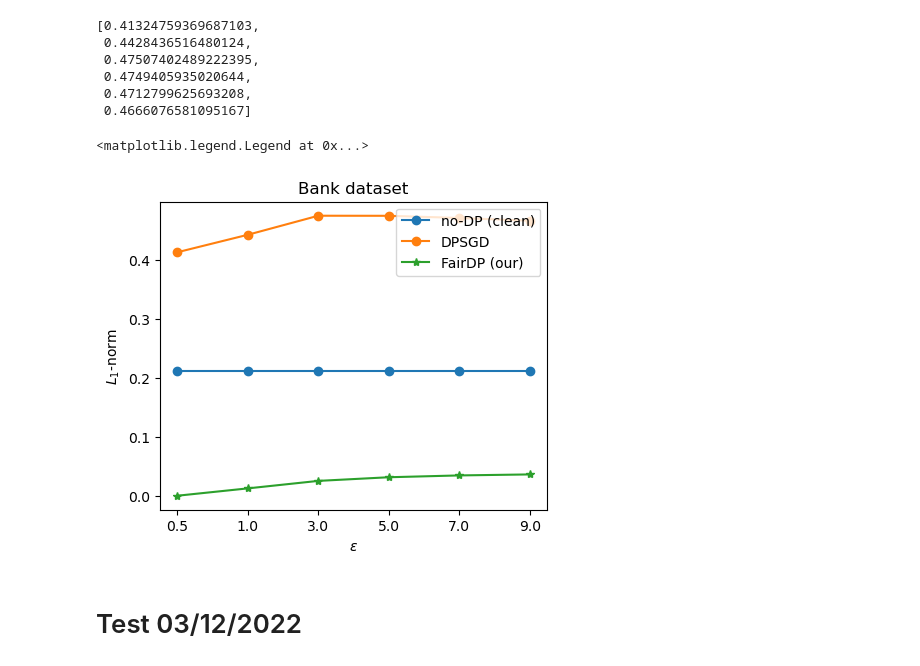
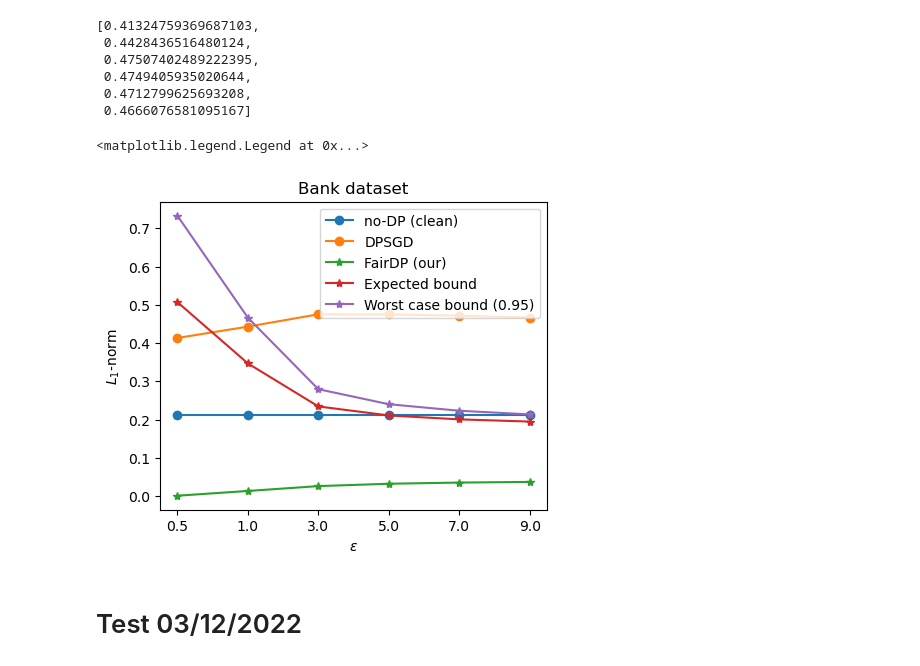
Before and after one commit to khangtran2020/FairDP, a Jupyter notebook: Error_Analysis.ipynb, the cells around one changed output. Drawn from its saved outputs; the diff is of its cells as text; code cells hidden in the pictures.

```diff
--- a/Error_Analysis.ipynb
+++ b/Error_Analysis.ipynb
@@ -1186,6 +1201,22 @@ plt.legend()
 #                 test_acc += res['disp_imp'][-1]
 #                 num_file += 1
 #     disp_fairdp.append(test_acc/num_file)
+
+disp_func = []
+for eps in epsilon:
+    num_file = 0
+    test_acc = 0
+    for i, file in enumerate(file_name):
+        if ('bank_' in file) and ('eps_{}'.format(eps) in file) and ('submode_func' in file):
+            # print(file)
+            with open('{}{}'.format(file_path,file), 'rb') as f:
+                res = pickle.load(f)
+                print(res.keys())
+                test_acc += res['best_disp_imp']
+                num_file += 1
+    disp_func.append(test_acc/num_file)
+
+
 
 disp_dpsgd = []
 for ns in noise_scale:
@@ -1422,7 +1472,6 @@ disp_imp_fairdp = []
 for ns in noise_scale:
     date = ns_date[ns]
     disp = 0
-    disp_dpsgd = 0
     num_file = 0
     for d in date:
         model_female.load_state_dict(torch.load('results/models/female_bank_fairdp_track_fold_0_sigma_{}_C_2.0_epochs_1250_{}'.format(ns, d), map_location='cpu'))
@@ -1442,22 +1491,40 @@ disp_dpsgd
  0.4749405935020644,
  0.4712799625693208,
  0.4666076581095167]
+# %%
+def get_tilde_sigma(ns, clip, bz1, bz2):
+    return ns*clip*np.sqrt(1/(bz1**2) + 1/(bz2**2))
+
+def expected_bound(ns, clip, num_params, lr):
+    return 2*lr*clip*np.sqrt(num_params) + lr*num_params*ns*np.sqrt(2)/np.sqrt(np.pi)
+
+def worstcase_bound(ns, num_params, lr, alpha=0.05):
+    return 2*lr*clip*np.sqrt(num_params) + lr*ns*np.sqrt(-2*np.log(alpha)*num_params + 2*num_params**2*np.log(2))
+# %%
+clip = 2.0
+tbound = []
+wbound = []
+for i, ns in enumerate(noise_scale):
+    tilde_sigma = get_tilde_sigma(ns=ns, clip=clip, bz1=245, bz2=17)
+    tbound.append(expected_bound(ns=tilde_sigma, clip=clip, num_params=len(feature_cols), lr = 0.0104))
+    wbound.append(worstcase_bound(ns=tilde_sigma, num_params=len(feature_cols), lr = 0.0104))
 # %%
 plt.plot(range(len(epsilon)), np.ones(len(epsilon))*0.21288373080166903, '-o', label = 'no-DP (clean)')
 plt.plot(range(len(epsilon)), disp_dpsgd, '-o', label = 'DPSGD')
 plt.plot(range(len(epsilon)), disp_imp_fairdp, '-*', label = 'FairDP (our)')
-
+plt.plot(range(len(epsilon)), tbound, '-*', label = 'Expected bound')
+plt.plot(range(len(epsilon)), wbound, '-*', label = 'Worst case bound (0.95)')
 # plt.plot(range(len(epsilon)), equal_odd, '-*', label = 'equal_odd')
 # plt.plot(range(len(epsilon)), dis_imp, '-*', label = 'dis_imp')
 # plt.plot(range(len(epsilon)), np.ones(len(epsilon))*0.964, '-o', label = 'no-DP')
 plt.ylabel(r'$L_1$-norm')
 plt.xlabel(r'$\epsilon$')
 plt.title('Bank dataset')
 plt.xticks(range(len(epsilon)), epsilon)
 plt.legend()
 # %% [output]
 <matplotlib.legend.Legend at 0x...>
-[figure, old version]
+[figure, new version]
 # %% [markdown]
 # Test 03/12/2022
 # %%
```
Also changed, not shown: parts of 6 cells of this notebook, 2 other files.
